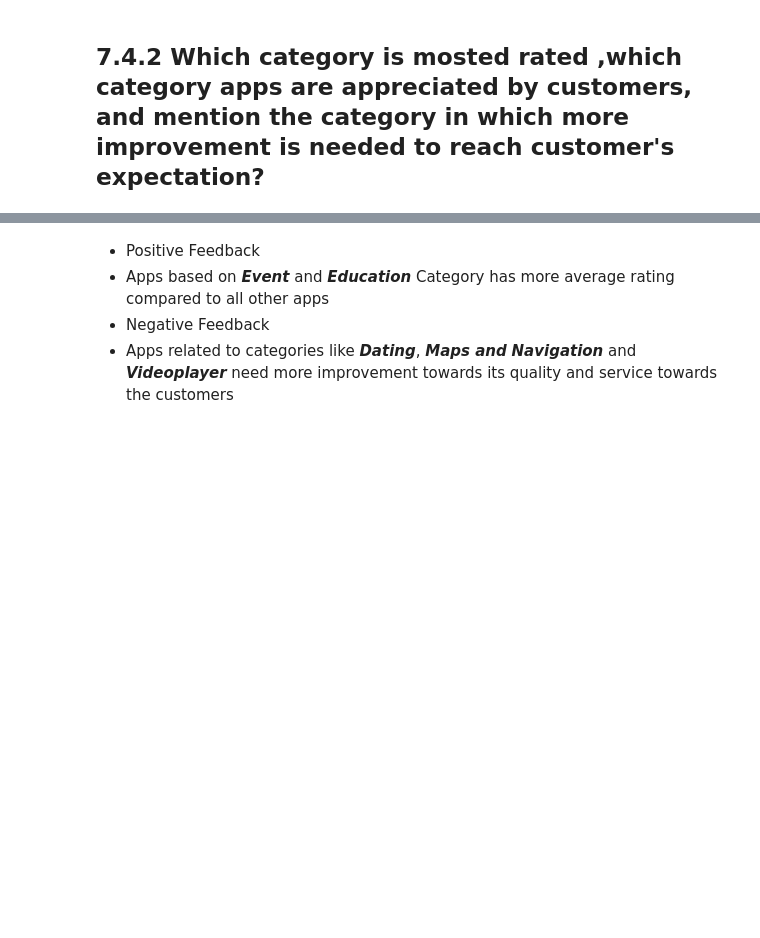
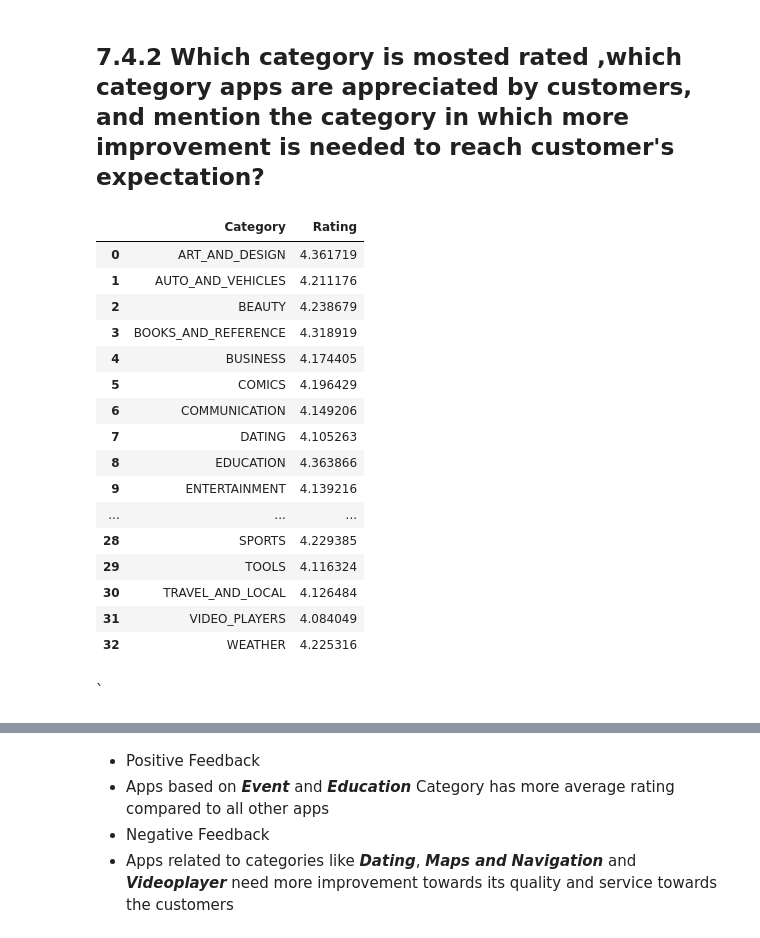
Before and after one commit to MIlanJP/project-eda, a Jupyter notebook: Play Store App Review Analysis - Capstone Project.ipynb, the cells around one changed output, grey strips where cells are left out. Cells and saved outputs as stored; diff of their text form; code cells hidden in the pictures; blank space fills up the shorter version.

```diff
--- a/Play Store App Review Analysis - Capstone Project.ipynb
+++ b/Play Store App Review Analysis - Capstone Project.ipynb
@@ -1476,6 +1508,27 @@ sns.barplot(y="Installs",x="Category",data=most_downloaded_category.head(10))
 # %%
 # Grouping the data by Category and calculating the average of Rating and reseting the index and storing into a variable
 mean_rating=playstore_data.groupby("Category")["Rating"].mean().reset_index()
+mean_rating
+# %% [output]
+|  | Category | Rating |
+| 0 | ART_AND_DESIGN | 4.361719 |
+| 1 | AUTO_AND_VEHICLES | 4.211176 |
+| 2 | BEAUTY | 4.238679 |
+| 3 | BOOKS_AND_REFERENCE | 4.318919 |
+| 4 | BUSINESS | 4.174405 |
+| 5 | COMICS | 4.196429 |
+| 6 | COMMUNICATION | 4.149206 |
+| 7 | DATING | 4.105263 |
+| 8 | EDUCATION | 4.363866 |
+| 9 | ENTERTAINMENT | 4.139216 |
+| ... | ... | ... |
+| 28 | SPORTS | 4.229385 |
+| 29 | TOOLS | 4.116324 |
+| 30 | TRAVEL_AND_LOCAL | 4.126484 |
+| 31 | VIDEO_PLAYERS | 4.084049 |
+| 32 | WEATHER | 4.225316 |
+# %% [markdown]
+`<a id="line_graph_of_category_vs_rating"></a>
 # %%
 # setting the size of the figure
 plt.figure(figsize=(16,8),dpi=80)
```
Also changed, not shown: parts of 60 cells of this notebook.
